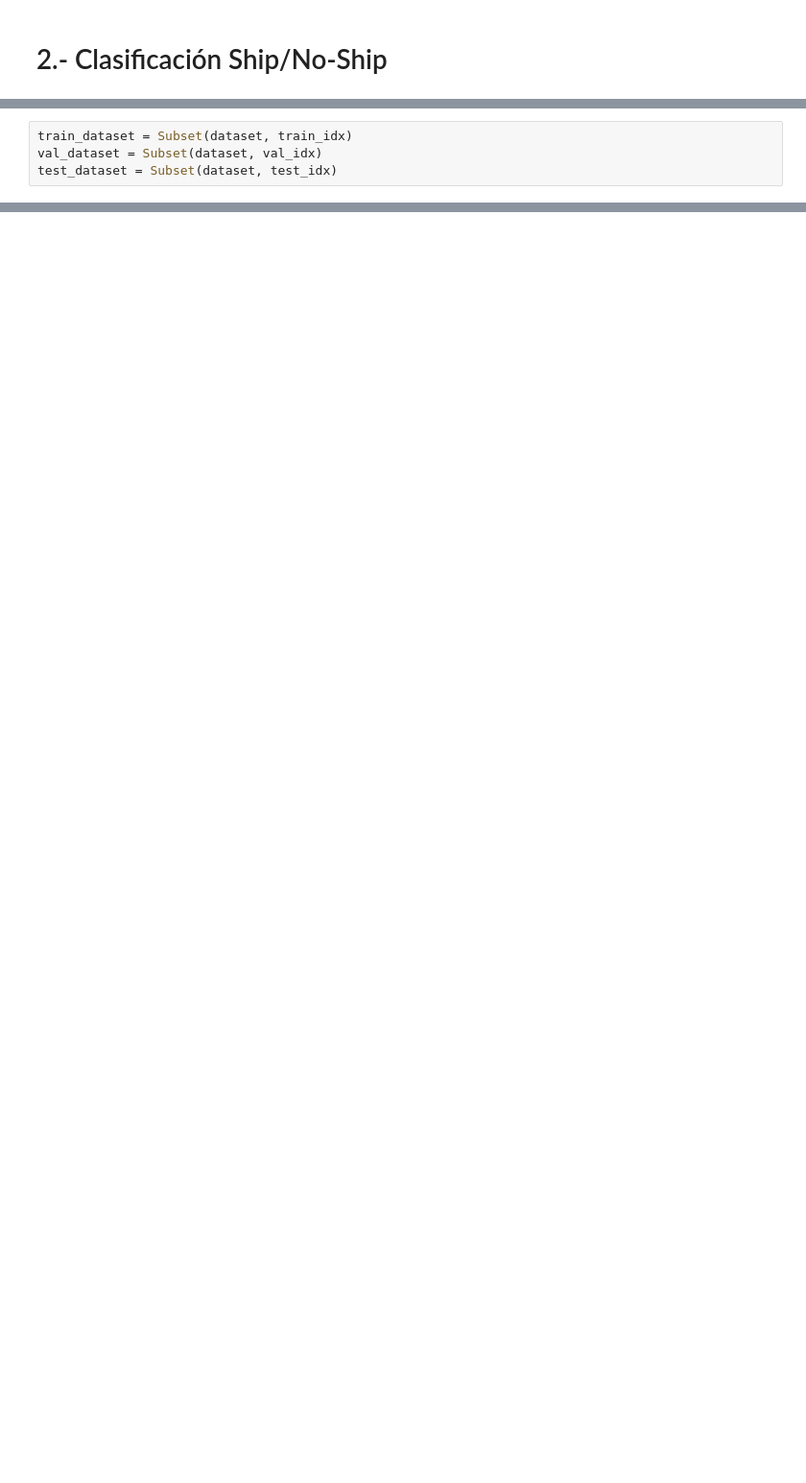
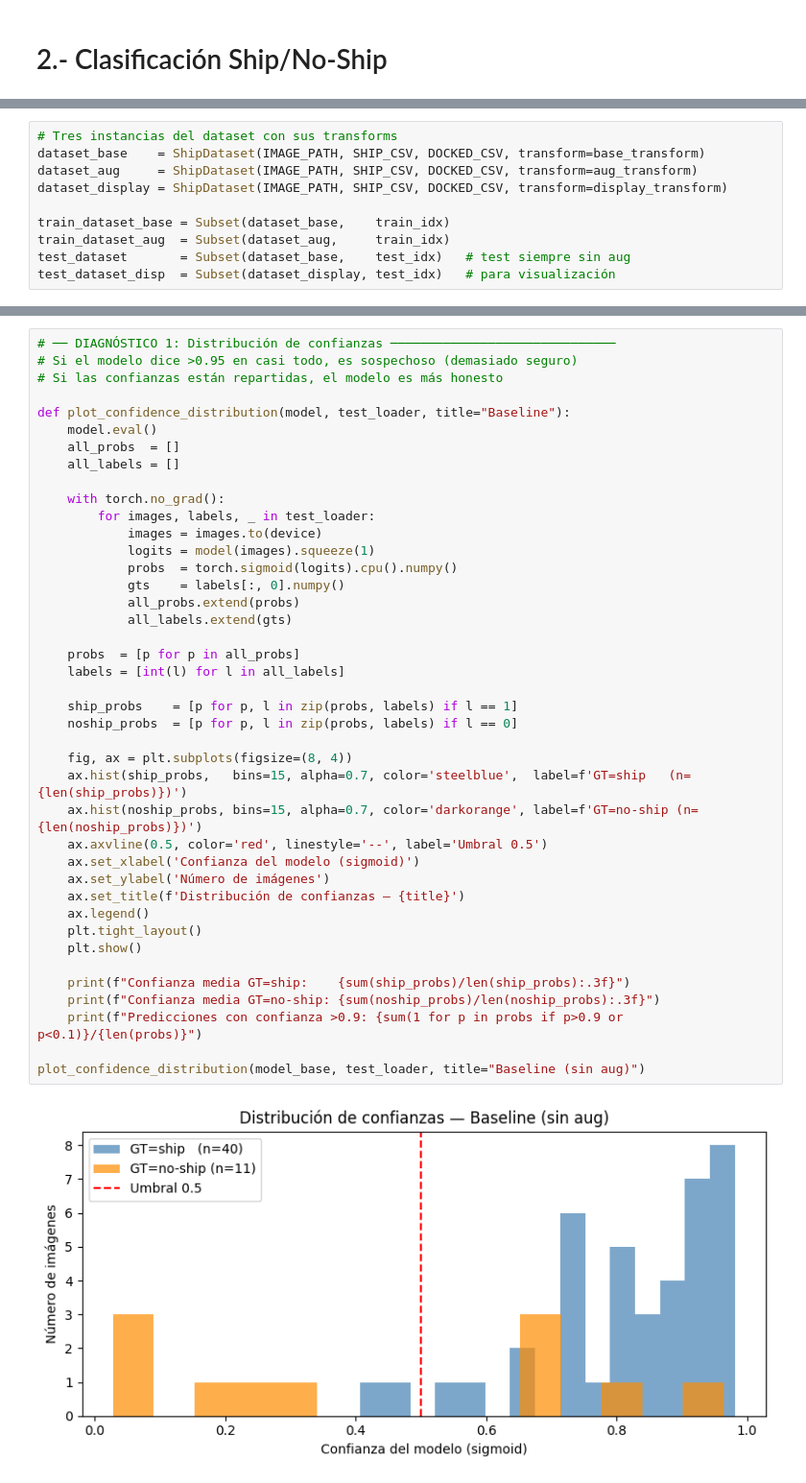
Before and after one commit to MiguelBanosB/VCA, a Jupyter notebook: p1.ipynb, the cells around one changed output, grey strips where cells are left out. Shown at 96% size. Cells and saved outputs as stored; diff of their text form; blank space fills up the shorter version.

```diff
--- a/p1.ipynb
+++ b/p1.ipynb
@@ -153,4 +246,10 @@ for f in test_files:
 # %%
-train_dataset = Subset(dataset, train_idx)
-val_dataset = Subset(dataset, val_idx)
-test_dataset = Subset(dataset, test_idx)
+# Tres instancias del dataset con sus transforms
+dataset_base    = ShipDataset(IMAGE_PATH, SHIP_CSV, DOCKED_CSV, transform=base_transform)
+dataset_aug     = ShipDataset(IMAGE_PATH, SHIP_CSV, DOCKED_CSV, transform=aug_transform)
+dataset_display = ShipDataset(IMAGE_PATH, SHIP_CSV, DOCKED_CSV, transform=display_transform)
+
+train_dataset_base = Subset(dataset_base,    train_idx)
+train_dataset_aug  = Subset(dataset_aug,     train_idx)
+test_dataset       = Subset(dataset_base,    test_idx)   # test siempre sin aug
+test_dataset_disp  = Subset(dataset_display, test_idx)   # para visualización
@@ -255,0 +579,43 @@ print("Accuracy:", correct/total)
+# %%
+# ── DIAGNÓSTICO 1: Distribución de confianzas ──────────────────────────────
+# Si el modelo dice >0.95 en casi todo, es sospechoso (demasiado seguro)
+# Si las confianzas están repartidas, el modelo es más honesto
+
+def plot_confidence_distribution(model, test_loader, title="Baseline"):
+    model.eval()
+    all_probs  = []
+    all_labels = []
+
+    with torch.no_grad():
+        for images, labels, _ in test_loader:
+            images = images.to(device)
+            logits = model(images).squeeze(1)
+            probs  = torch.sigmoid(logits).cpu().numpy()
+            gts    = labels[:, 0].numpy()
+            all_probs.extend(probs)
+            all_labels.extend(gts)
+
+    probs  = [p for p in all_probs]
+    labels = [int(l) for l in all_labels]
+
+    ship_probs    = [p for p, l in zip(probs, labels) if l == 1]
+    noship_probs  = [p for p, l in zip(probs, labels) if l == 0]
+
+    fig, ax = plt.subplots(figsize=(8, 4))
+    ax.hist(ship_probs,   bins=15, alpha=0.7, color='steelblue',  label=f'GT=ship   (n={len(ship_probs)})')
+    ax.hist(noship_probs, bins=15, alpha=0.7, color='darkorange', label=f'GT=no-ship (n={len(noship_probs)})')
+    ax.axvline(0.5, color='red', linestyle='--', label='Umbral 0.5')
+    ax.set_xlabel('Confianza del modelo (sigmoid)')
+    ax.set_ylabel('Número de imágenes')
+    ax.set_title(f'Distribución de confianzas — {title}')
+    ax.legend()
+    plt.tight_layout()
+    plt.show()
+
+    print(f"Confianza media GT=ship:    {sum(ship_probs)/len(ship_probs):.3f}")
+    print(f"Confianza media GT=no-ship: {sum(noship_probs)/len(noship_probs):.3f}")
+    print(f"Predicciones con confianza >0.9: {sum(1 for p in probs if p>0.9 or p<0.1)}/{len(probs)}")
+
+plot_confidence_distribution(model_base, test_loader, title="Baseline (sin aug)")
+# %% [output]
+[figure, added]
```
Also changed, not shown: parts of 43 cells of this notebook.
